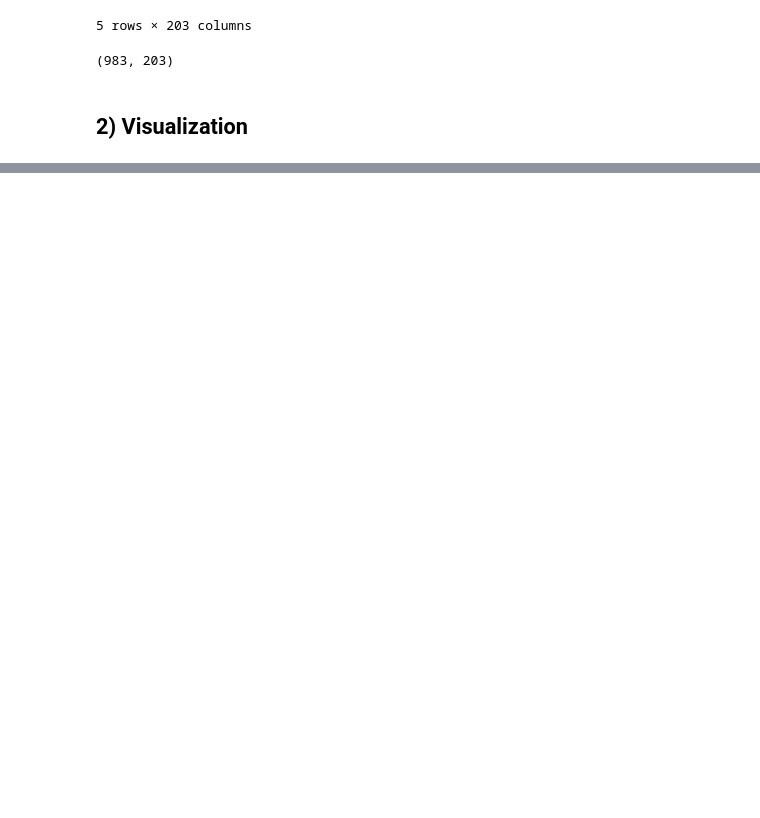
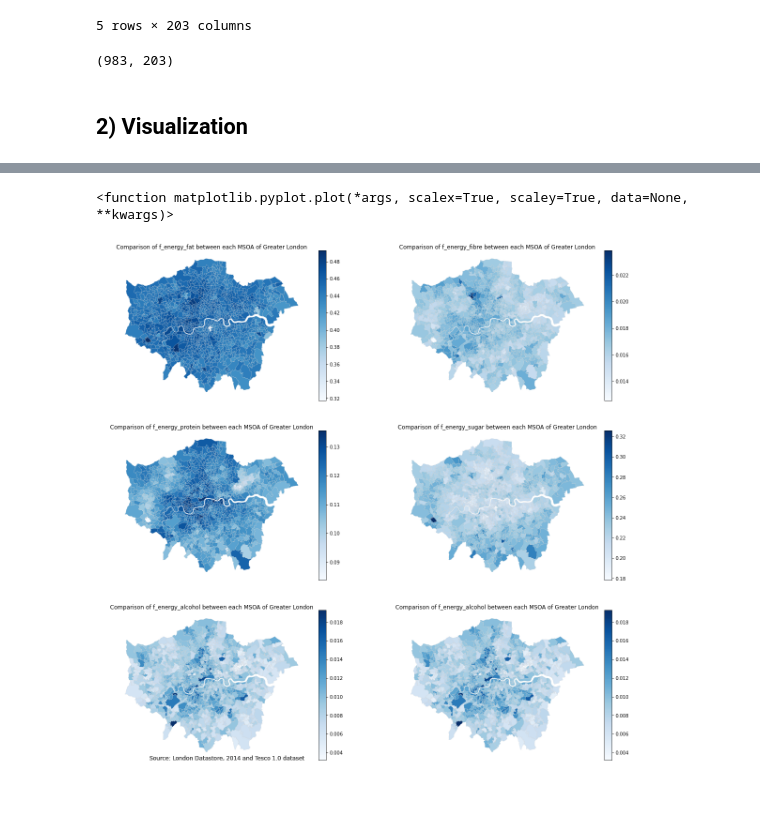
Before and after one commit to epfl-ada/ada-2020-project-milestone-p3-p3_adacadabra, a Jupyter notebook: extension.ipynb, the cells around one changed output, grey strips where cells are left out. Saved outputs shown, nothing was run; the diff lists cells and outputs as text; code cells hidden in the pictures; blank space fills up the shorter version.

```diff
--- a/extension.ipynb
+++ b/extension.ipynb
@@ -102,0 +140,19 @@ main_df.shape
+# %%
+def london_vis(geo_map, data_df, ax, variable, geo_map_index="MSOA11CD", data_df_index="area_id"):
+    merged_df = geo_map.merge(data_df,left_on=geo_map_index,right_on=data_df_index, how="left")
+    merged_df.plot(ax=ax,column=variable, cmap='Blues',linewidth=0.2,edgecolor='0.8',legend=True)
+    ax.annotate('Source: London Datastore, 2014 and Tesco 1.0 dataset',xy=(0.1, .08),
+                xycoords='figure fraction', horizontalalignment='left',
+                verticalalignment='top', fontsize=12, color='#555555')
+    ax.set_title("Comparison of {:s} between each MSOA of Greater London".format(variable))
+# %%
+fig, ax = plt.subplots(3,2, figsize=(20,20))
+
+for ax_,feat in zip(ax.reshape(-1), features):
+    df_feats = ["area_id"]+[feat]
+    london_vis(msoa_map_df, main_df[df_feats],ax_,feat)
+    ax_.axis("off")
+plt.plot
+# %% [output]
+<function matplotlib.pyplot.plot(*args, scalex=True, scaley=True, data=None, **kwargs)>
+[figure, added]
```
Also changed, not shown: parts of 11 cells of this notebook.
